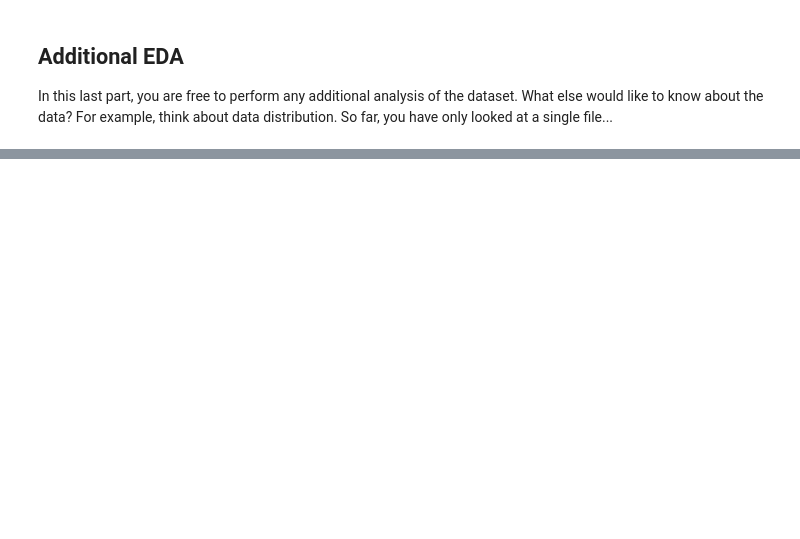
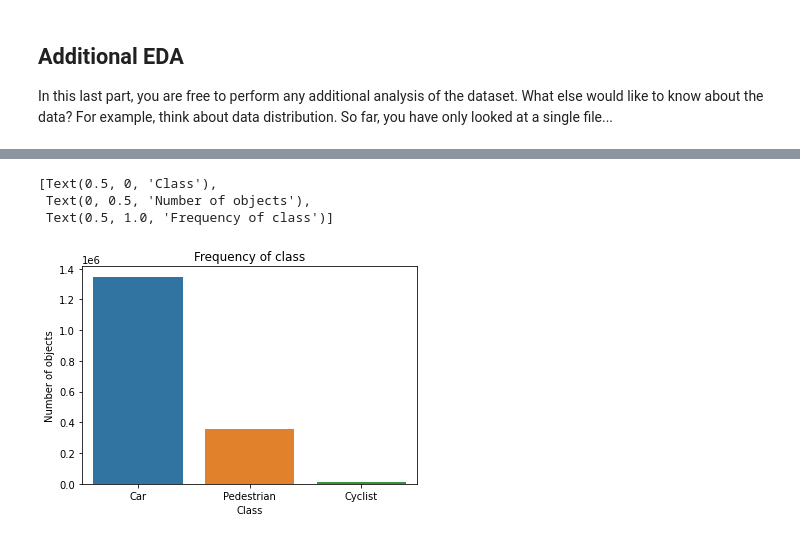
Before and after one commit to dilipkumar2k6/ml-udacity-project-1-object-detection-in-urban-environment, a Jupyter notebook: Exploratory Data Analysis.ipynb, the cells around one changed output, grey strips where cells are left out. Cells and saved outputs as stored; diff of their text form; code cells hidden in the pictures; blank space fills up the shorter version.

```diff
--- a/Exploratory Data Analysis.ipynb
+++ b/Exploratory Data Analysis.ipynb
@@ -88,0 +107,9 @@ For example, think about data distribution. So far, you have only looked at a si
+# %%
+import os
+train_dir = 'data/waymo/train'
+tf_records = os.listdir(train_dir)
+datasets = []
+for tf_record in tf_records:
+    tf_record_path = os.path.join(train_dir, tf_record)
+    dataset = get_dataset(tf_record_path)
+    datasets.append(dataset)
@@ -88,0 +134,17 @@ For example, think about data distribution. So far, you have only looked at a si
+# %%
+label_distributions = {1: 0, 2: 0, 4: 0} # initialize count as 0
+label_count_distributions = {1: [], 2: [], 4: []}
+for dataset in datasets:
+    for data in dataset.take(1000):
+        groundtruth_classes = data['groundtruth_classes'].numpy()
+        # iterate each image
+        image_class_count = {1: 0, 2: 0, 4: 0}
+        for label in groundtruth_classes:
+            label_distributions[label] += 1 # Count overall frequency of each class
+            image_class_count[label] += 1 # Count number of class in each image
+        # Record each class findings
+        for label, count in image_class_count.items():
+            label_count_distributions[label].append(count) # Record class count findings
+
+print(label_distributions)
+# print(label_count_distributions)
@@ -88,0 +161,15 @@ For example, think about data distribution. So far, you have only looked at a si
+# %%
+# Draw histogram for labels frequency
+import seaborn as sns
+x = []
+y = []
+for key, value in label_map.items():
+    x.append(value)
+    y.append(label_distributions[key])
+ax = sns.barplot(x=x, y=y)
+ax.set(xlabel='Class', ylabel='Number of objects', title='Frequency of class')
+# %% [output]
+[Text(0.5, 0, 'Class'),
+ Text(0, 0.5, 'Number of objects'),
+ Text(0.5, 1.0, 'Frequency of class')]
+[figure, added]
```
Also changed, not shown: parts of 11 cells of this notebook.
